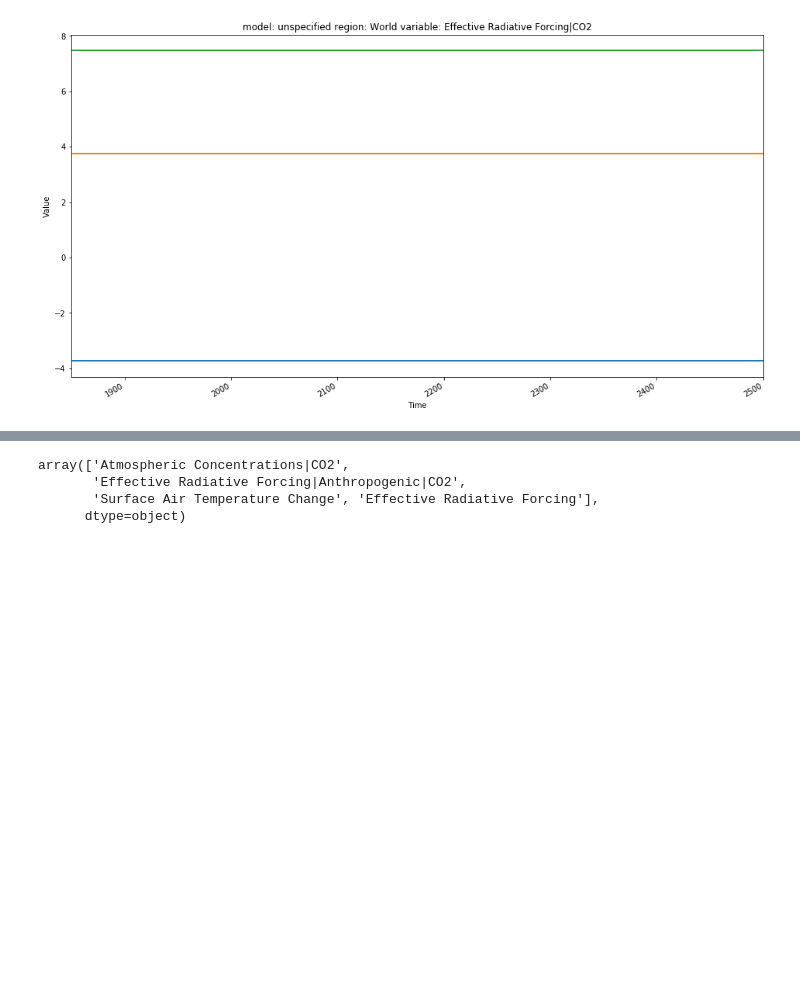
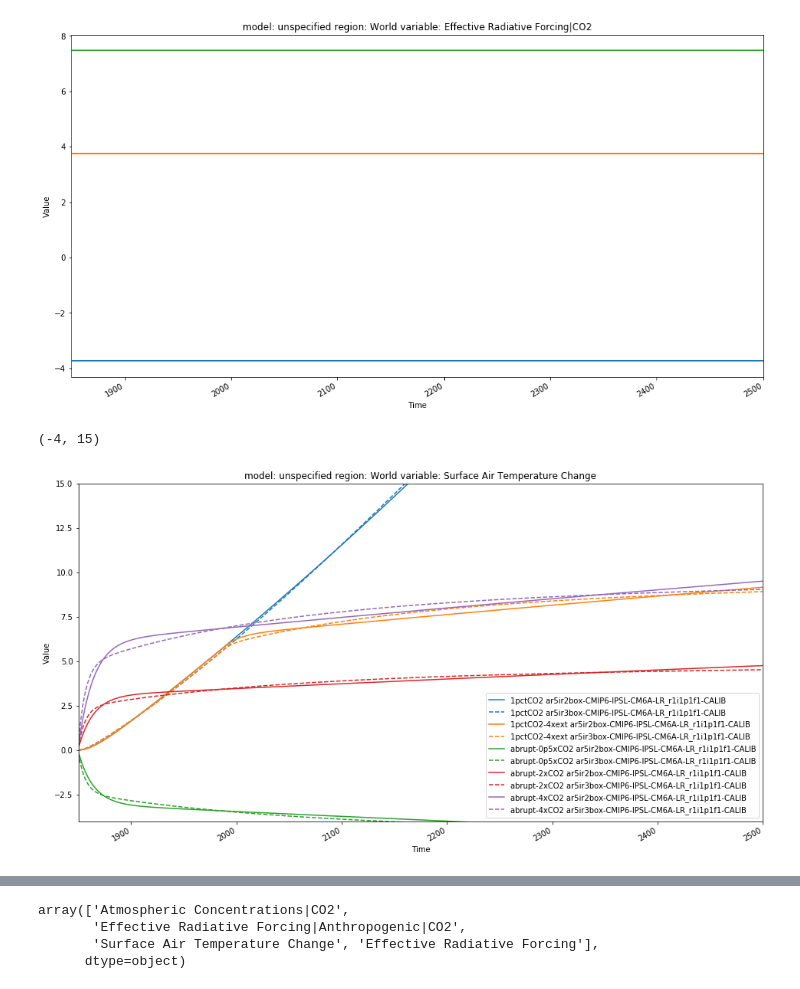
Before and after one commit to openscm/openscm, a Jupyter notebook: notebooks/ar5ir_rcmip.ipynb, the cells around one changed output, grey strips where cells are left out. Saved outputs shown, nothing was run; the diff lists cells and outputs as text; code cells hidden in the pictures; blank space fills up the shorter version.

Commit message:
Update IPSL 3 box tuning

```diff
--- a/notebooks/ar5ir_rcmip.ipynb
+++ b/notebooks/ar5ir_rcmip.ipynb
@@ -474,6 +474,16 @@ ax = results.filter(scenario="abrupt-*").filter(variable="*Forcing*|CO2").line_p
 )
 # %% [output]
 [figure]
+# %%
+ax = results.filter(
+    scenario=["ssp*", "historical", "piControl"], keep=False
+).filter(variable="*Temperature*", climatemodel="*IPSL*").line_plot(
+    figsize=(16, 9), linestyle="climatemodel", color="scenario", legend=True
+)
+ax.set_ylim([-4, 15])
+# %% [output]
+(-4, 15)
+[figure, added]
 # %%
 ax = results.filter(
     scenario=["ssp*", "historical", "piControl"], keep=False
```
Also changed, not shown: parts of 8 cells of this notebook, 4 other files.
